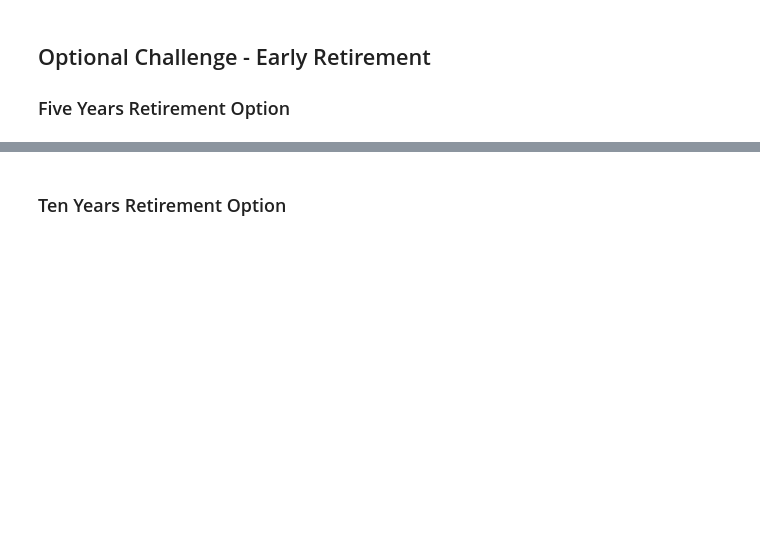
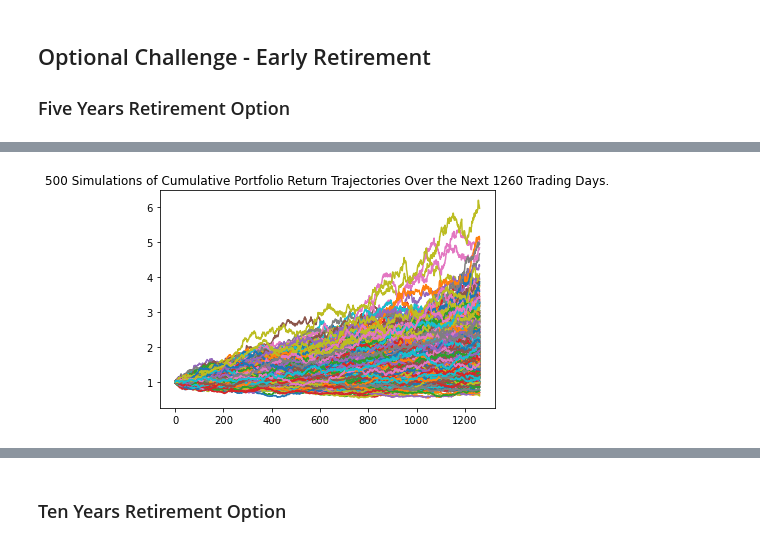
Before and after one commit to Satheeshbm/API_Assignment, a Jupyter notebook: Assignment/Main_assignment.ipynb, the cells around one changed output, grey strips where cells are left out. Saved outputs shown, nothing was run; the diff lists cells and outputs as text; code cells hidden in the pictures; blank space fills up the shorter version.

```diff
--- a/Assignment/Main_assignment.ipynb
+++ b/Assignment/Main_assignment.ipynb
@@ -376,2 +401,8 @@ Running Monte Carlo simulation number 490.
+# %%
+# Plot simulation outcomes
+line_plot = MC_5_yrs.plot_simulation()
+line_plot.get_figure().savefig("MC_5year_sim_plot.png", bbox_inches="tight")
+# %% [output]
+[figure, added]
 # %%
 # Plot probability distribution and confidence intervals
```
Also changed, not shown: parts of 18 cells of this notebook, 5 other files.
